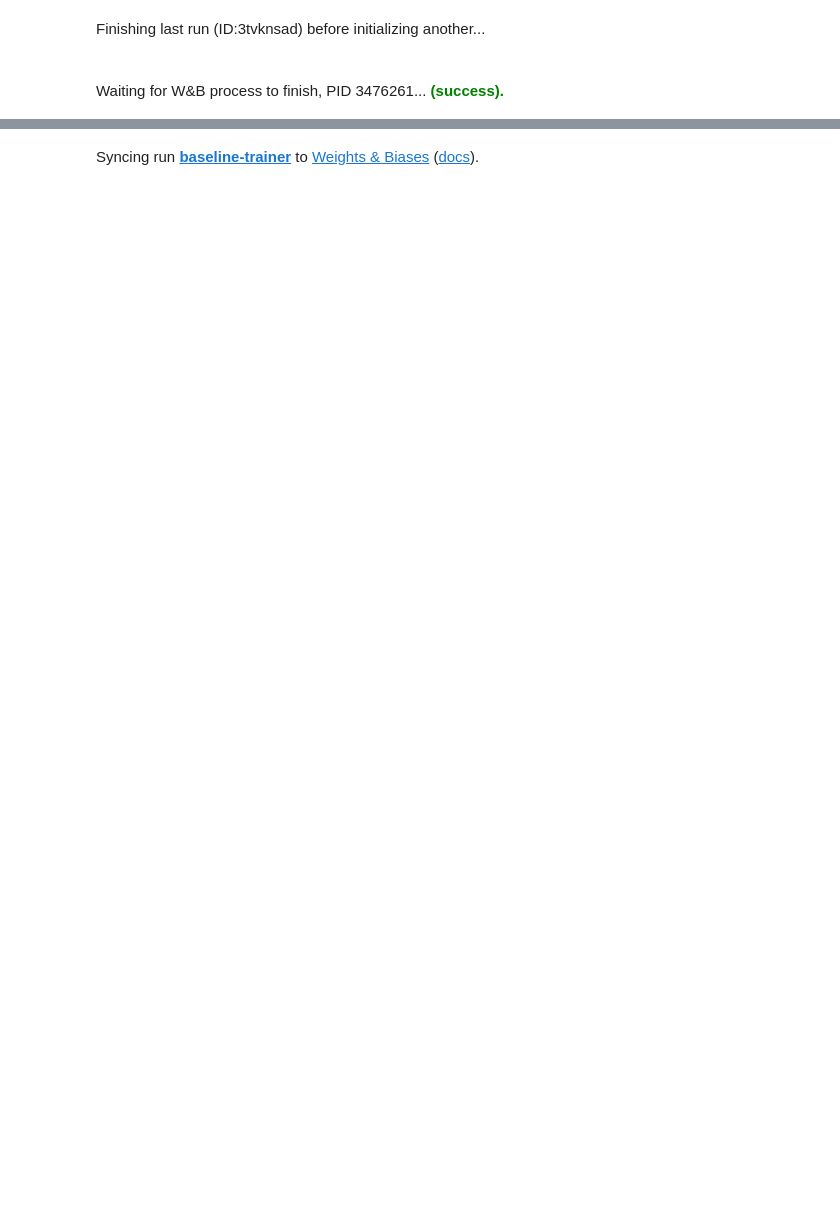
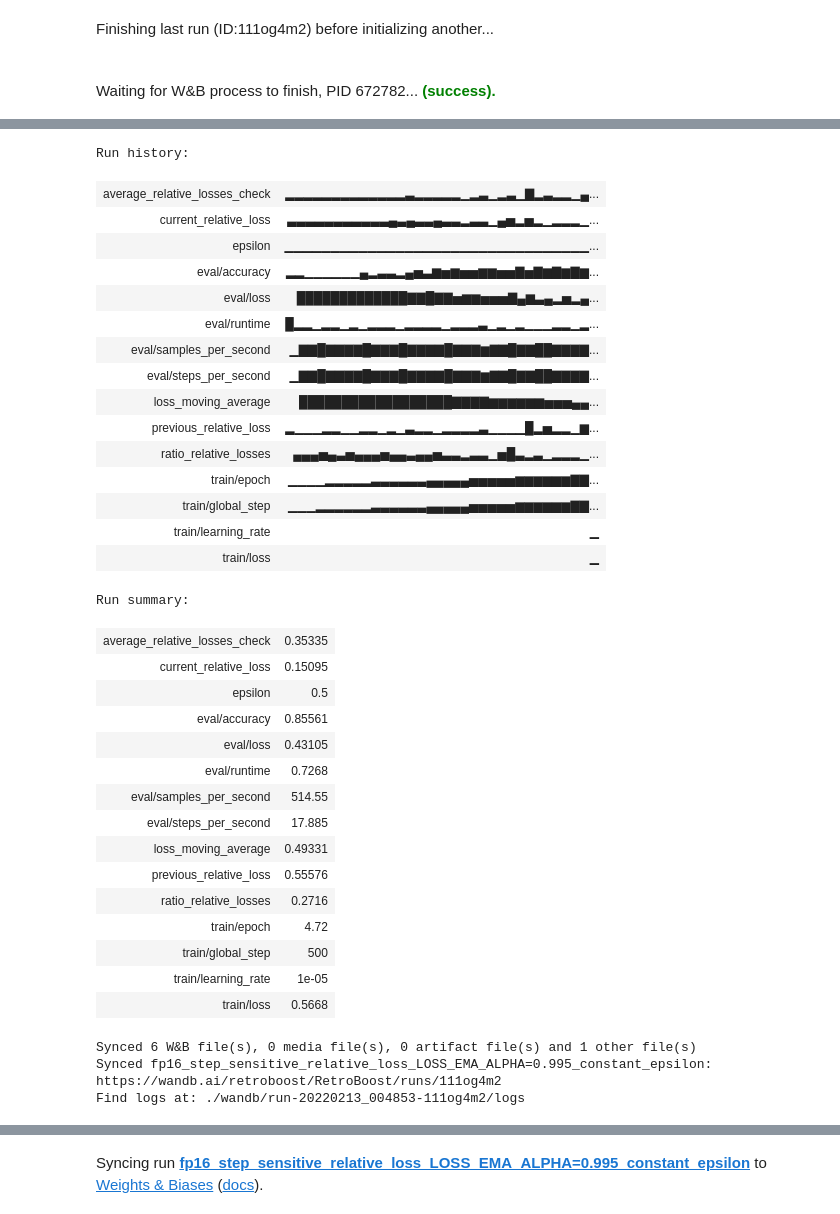
Before and after one commit to JulesGM/RetroBoost, a Jupyter notebook: run.ipynb, the cells around one changed output, grey strips where cells are left out. Drawn from its saved outputs; the diff is of its cells as text; code cells hidden in the pictures; blank space fills up the shorter version.

```diff
--- a/run.ipynb
+++ b/run.ipynb
@@ -334,32 +436,45 @@ class BoostingTrainer(transformers.Trainer):
 
         return loss
 # %%
-RETRIEVER_NAME = "facebook/contriever"
+
 DATASET_TUPLE = ("super_glue", "rte")
-TASK_TYPE = "dual_entry_classification"
-PATH_TO_VECTORS = Path(f"./vectors_{'_'.join(DATASET_TUPLE)}_{RETRIEVER_NAME.split('/')[-1]}/")
 CLASSIFIER_NAME = "roberta-base"
 CLASSIFIER_BATCH_SIZE = 20
 EPSILON_SCHEDULER_TYPE = "constant"
 EPSILON_SCHEDULER_CONFIG = dict(
-    epsilon=0.5,
+    epsilon=.5,
 )
-LOSS_EMA_ALPHA = 0.5
+LOSS_EMA_ALPHA = 0.995
 REGULAR_TRAINER = False
-WEIGHT_DECAY = 0.05
+WEIGHT_DECAY = 0.01
 LEARNING_RATE = 1e-5
+ENABLE_FP16 = True
 
+SCORE_MODE = "step_sensitive_relative_loss"
+FIXED_LOSS_WARMUP_STEPS = 10
+
+
+# Things that don't change
+RETRIEVER_NAME = "facebook/contriever"
+PATH_TO_VECTORS = Path(f"./vectors_{'_'.join(DATASET_TUPLE)}_{RETRIEVER_NAME.split('/')[-1]}/")
 CLASSIFIER_EVAL_BATCH_SIZE_MULTIPLIER = 1.5
 CLASSIFIER_DEVICE = "cuda"
 RETRIEVER_DEVICE = "cuda"
 SEED = 0
 SPLIT_RATIO = 0.85
-NUM_EPOCHS_TO_TRAIN_ON = 30
+NUM_EPOCHS_TO_TRAIN_ON = 60
+
+
+
+RUN_NAME = f"{'fp16' if ENABLE_FP16 else 'fp32'}_{SCORE_MODE}_{LOSS_EMA_ALPHA=}_{EPSILON_SCHEDULER_TYPE}_epsilon"
 
 
 ###############################################################################
 # Fast setup
 ###############################################################################
+config: Final = json.loads((PATH_TO_VECTORS / "config.json").read_text())
+assert config["retriever_name"] == RETRIEVER_NAME, f"{config['retriever_name']} != {RETRIEVER_NAME}"
+
 wandb_config = dict(
         classifier_batch_size=CLASSIFIER_BATCH_SIZE,
         classifier_name=CLASSIFIER_NAME,
@@ -375,13 +490,15 @@ wandb_config = dict(
         split_ratio=SPLIT_RATIO,
         weight_decay=WEIGHT_DECAY,
         learning_rate=LEARNING_RATE,
+        dataset_type=config["dataset_type"],
+        enable_fp16=ENABLE_FP16,
     )
 
 wandb.init(
     config=wandb_config,
     project="RetroBoost",
-    entity="julesgm",
-    name="baseline-trainer",
+    entity="retroboost",
+    name=RUN_NAME,
 )
 
 EPSILON_SCHEDULER_TYPE_MAP = dict(
@@ -395,8 +512,6 @@ torch.manual_seed(0)
 classifier_tokenizer: Final = transformers.AutoTokenizer.from_pretrained(CLASSIFIER_NAME)
 
 # Load the config
-config: Final = json.loads((PATH_TO_VECTORS / "config.json").read_text())
-assert config["retriever_name"] == RETRIEVER_NAME, f"{config['retriever_name']} != {RETRIEVER_NAME}"
 
 # Load the datasets
 dataset_train: Final = datasets.load_dataset(*DATASET_TUPLE, split=f"train[:{SPLIT_RATIO:.0%}]")
@@ -444,6 +559,7 @@ training_args: Final = transformers.TrainingArguments(
     num_train_epochs=NUM_EPOCHS_TO_TRAIN_ON,
     report_to="wandb",
     weight_decay=WEIGHT_DECAY,
+    fp16=ENABLE_FP16,
 )
 
 retriever: Final = make_retrival_model_and_vectors(
@@ -460,5 +576,5 @@ classifier: Final = transformers.AutoModelForSequenceClassification.from_pretrai
 
 classifier.config.problem_type = "single_label_classification"
 # %% [output]
-Finishing last run (ID:3tvknsad) before initializing another...
+Finishing last run (ID:111og4m2) before initializing another...
-Waiting for W&B process to finish, PID 3476261... (success).
+Waiting for W&B process to finish, PID 672782... (success).
@@ -465,0 +581,35 @@ Waiting for W&B process to finish, PID 3476261... (success).
+Run history:
+| average_relative_losses_check | ▂▂▂▂▂▂▂▂▂▂▂▂▂▃▂▂▂▂▂▁▂▃▁▂▃▁▇▂▃▂▂▁▄... |
+| current_relative_loss | ▃▃▃▃▃▃▃▃▃▃▃▄▃▄▃▃▄▃▃▂▃▃▁▄▅▂▅▂▁▂▂▂▁... |
+| epsilon | ▁▁▁▁▁▁▁▁▁▁▁▁▁▁▁▁▁▁▁▁▁▁▁▁▁▁▁▁▁▁▁▁▁... |
+| eval/accuracy | ▂▂▁▁▁▁▁▁▄▂▃▃▂▄▅▃▆▅▆▅▅▆▆▅▅▇▅▇▆▇▆▇▆... |
+| eval/loss | █████████████▇▇█▇▇▅▆▆▅▅▅▇▄▆▃▄▂▅▂▄... |
+| eval/runtime | █▂▂▁▂▂▁▂▁▂▂▂▁▂▂▂▂▁▂▂▂▃▁▂▁▂▁▁▁▂▂▁▂... |
+| eval/samples_per_second | ▁▇▇█▇▇▇▇█▇▇▇█▇▇▇▇█▇▇▇▆▇▇█▇▇██▇▇▇▇... |
+| eval/steps_per_second | ▁▇▇█▇▇▇▇█▇▇▇█▇▇▇▇█▇▇▇▆▇▇█▇▇██▇▇▇▇... |
+| loss_moving_average | ██████████████████▇▇▇▇▆▆▆▆▆▆▅▅▅▄▄... |
+| previous_relative_loss | ▂▁▁▁▂▂▁▁▂▂▁▂▁▃▂▂▁▂▂▂▂▃▁▁▁▁█▂▅▂▂▁▆... |
+| ratio_relative_losses | ▄▄▄▅▄▃▅▄▄▄▅▄▄▃▄▄▅▃▃▂▃▃▁▅█▃▂▃▁▂▂▂▁... |
+| train/epoch | ▁▁▁▁▂▂▂▂▂▃▃▃▃▃▃▄▄▄▄▄▅▅▅▅▅▆▆▆▆▆▆▇▇... |
+| train/global_step | ▁▁▁▂▂▂▂▂▂▃▃▃▃▃▃▄▄▄▄▄▅▅▅▅▅▆▆▆▆▆▆▇▇... |
+| train/learning_rate | ▁ |
+| train/loss | ▁ |
+Run summary:
+| average_relative_losses_check | 0.35335 |
+| current_relative_loss | 0.15095 |
+| epsilon | 0.5 |
+| eval/accuracy | 0.85561 |
+| eval/loss | 0.43105 |
+| eval/runtime | 0.7268 |
+| eval/samples_per_second | 514.55 |
+| eval/steps_per_second | 17.885 |
+| loss_moving_average | 0.49331 |
+| previous_relative_loss | 0.55576 |
+| ratio_relative_losses | 0.2716 |
+| train/epoch | 4.72 |
+| train/global_step | 500 |
+| train/learning_rate | 1e-05 |
+| train/loss | 0.5668 |
+Synced 6 W&B file(s), 0 media file(s), 0 artifact file(s) and 1 other file(s)
+Synced fp16_step_sensitive_relative_loss_LOSS_EMA_ALPHA=0.995_constant_epsilon: https://wandb.ai/retroboost/RetroBoost/runs/111og4m2
+Find logs at: ./wandb/run-20220213_004853-111og4m2/logs
@@ -475 +625 @@ To disable this warning, you can either:
-Syncing run baseline-trainer to Weights & Biases (docs).
+Syncing run fp16_step_sensitive_relative_loss_LOSS_EMA_ALPHA=0.995_constant_epsilon to Weights & Biases (docs).
```
Also changed, not shown: parts of 7 cells of this notebook, 1 other file.
